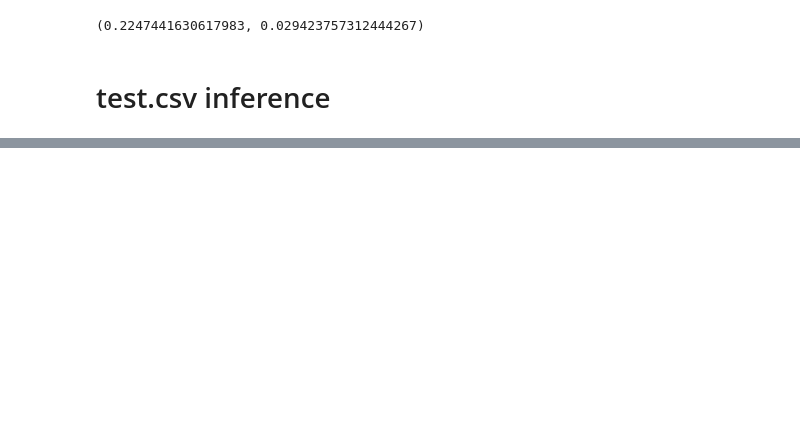
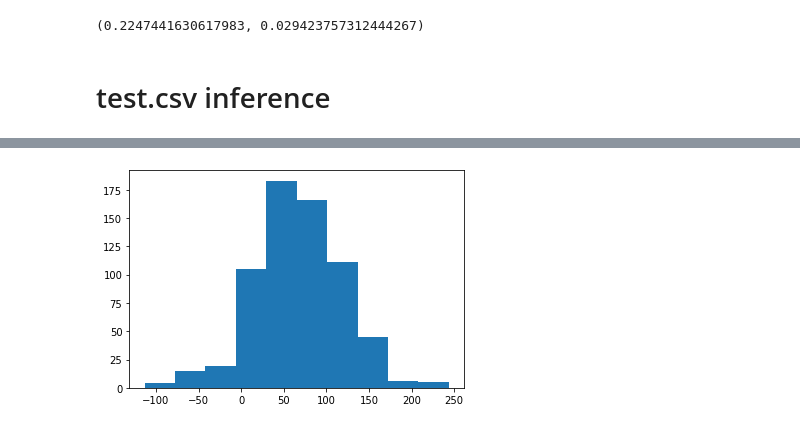
Before and after one commit to tlysenko/cbh21-protein-solubility-challenge, a Jupyter notebook: Regression_baseline.ipynb, the cells around one changed output, grey strips where cells are left out. Cells and saved outputs as stored; diff of their text form; code cells hidden in the pictures; blank space fills up the shorter version.

```diff
--- a/Regression_baseline.ipynb
+++ b/Regression_baseline.ipynb
@@ -65,7 +48,7 @@ df_main.head()
 # %% [markdown]
 ### X and Y variables
 # %%
-Y = df_main['solubility']
+y = df_main['solubility']
 X = df_main.drop(['solubility', 'seq','id'], axis = 1)
 # %%
 print(X.shape, y.shape)
@@ -150,2 +153,6 @@ X_main = sc_X.fit_transform(df_main)
+# %%
+sc_X = StandardScaler()
+sc_X.fit(X_train)
+X_main = sc_X.transform(df_main)
 # %%
-final_pred = model.predict(df_main)
+final_pred = model.predict(X_main)
@@ -152,5 +179,6 @@ final_pred = model.predict(df_main)
 # %%
 df_submission = pd.DataFrame( [df['id'], final_pred])
 df_submission = df_submission.transpose()
+df_submission.columns = ['protein','solubility']
 # %%
 df_submission.to_csv(root_path + 'predictions.csv')
@@ -156,0 +194,4 @@ df_submission.to_csv(root_path + 'predictions.csv')
+# %%
+plt.hist(df_submission.solubility);
+# %% [output]
+[figure, added]
```
Also changed, not shown: parts of 8 cells of this notebook.
